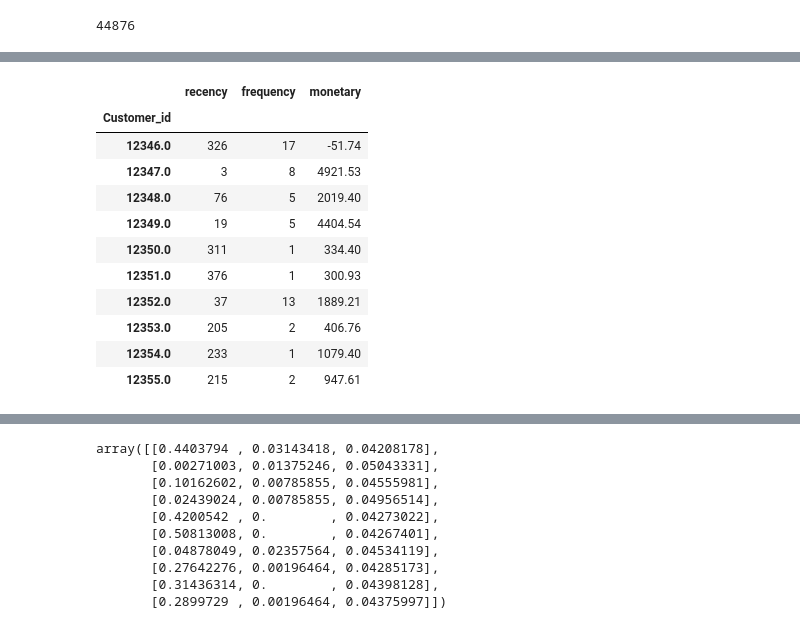
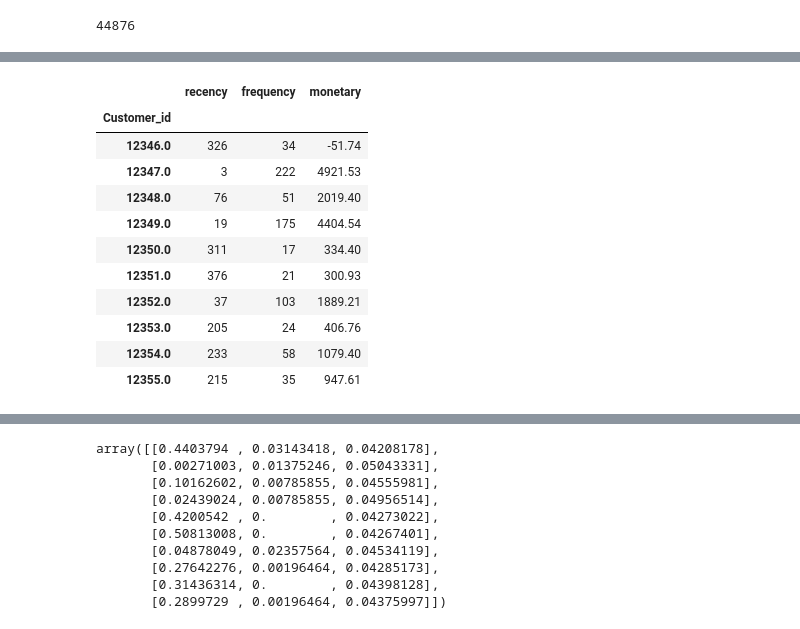
Before and after one commit to Noura-ou/projet_segmentation_client, a Jupyter notebook: src/test_ahmad.ipynb, the cells around one changed output, grey strips where cells are left out. Cells and saved outputs as stored; diff of their text form; code cells hidden in the pictures.

```diff
--- a/src/test_ahmad.ipynb
+++ b/src/test_ahmad.ipynb
@@ -297,26 +302,26 @@ df.Invoice.nunique()
 # %%
 import datetime as dt
 
 today_date = dt.datetime(2011, 12, 11)
 rfm = df.groupby("Customer_id").agg({"InvoiceDate": lambda InvoiceDate: (today_date - InvoiceDate.max()).days,
-                                         "Invoice": lambda Invoice: Invoice.nunique(),
-                                       "TotalPrice": lambda TotalPrice: TotalPrice.sum()})
+                                     "Invoice": lambda x: sum(1 for invoice in x.astype(str) if not invoice.startswith('C')),
+                                     "TotalPrice": lambda TotalPrice: TotalPrice.sum()})
 rfm.columns = ["recency", "frequency", "monetary"]
 
 #rfm = rfm[(rfm['monetary'] > 0)]
 
 rfm.head(10)
 # %% [output]
 |  | recency | frequency | monetary |
 | Customer_id |  |  |  |
-| 12346.0 | 326 | 17 | -51.74 |
-| 12347.0 | 3 | 8 | 4921.53 |
-| 12348.0 | 76 | 5 | 2019.40 |
-| 12349.0 | 19 | 5 | 4404.54 |
-| 12350.0 | 311 | 1 | 334.40 |
-| 12351.0 | 376 | 1 | 300.93 |
-| 12352.0 | 37 | 13 | 1889.21 |
-| 12353.0 | 205 | 2 | 406.76 |
-| 12354.0 | 233 | 1 | 1079.40 |
-| 12355.0 | 215 | 2 | 947.61 |
+| 12346.0 | 326 | 34 | -51.74 |
+| 12347.0 | 3 | 222 | 4921.53 |
+| 12348.0 | 76 | 51 | 2019.40 |
+| 12349.0 | 19 | 175 | 4404.54 |
+| 12350.0 | 311 | 17 | 334.40 |
+| 12351.0 | 376 | 21 | 300.93 |
+| 12352.0 | 37 | 103 | 1889.21 |
+| 12353.0 | 205 | 24 | 406.76 |
+| 12354.0 | 233 | 58 | 1079.40 |
+| 12355.0 | 215 | 35 | 947.61 |
 # %%
```
Also changed, not shown: parts of 5 cells of this notebook.
